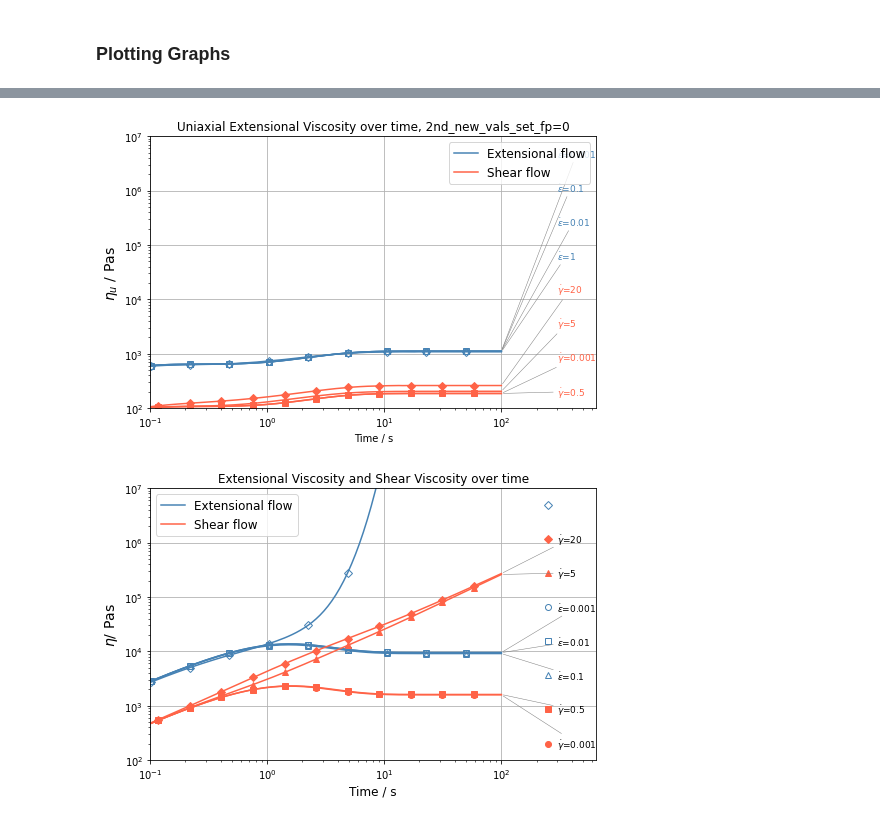
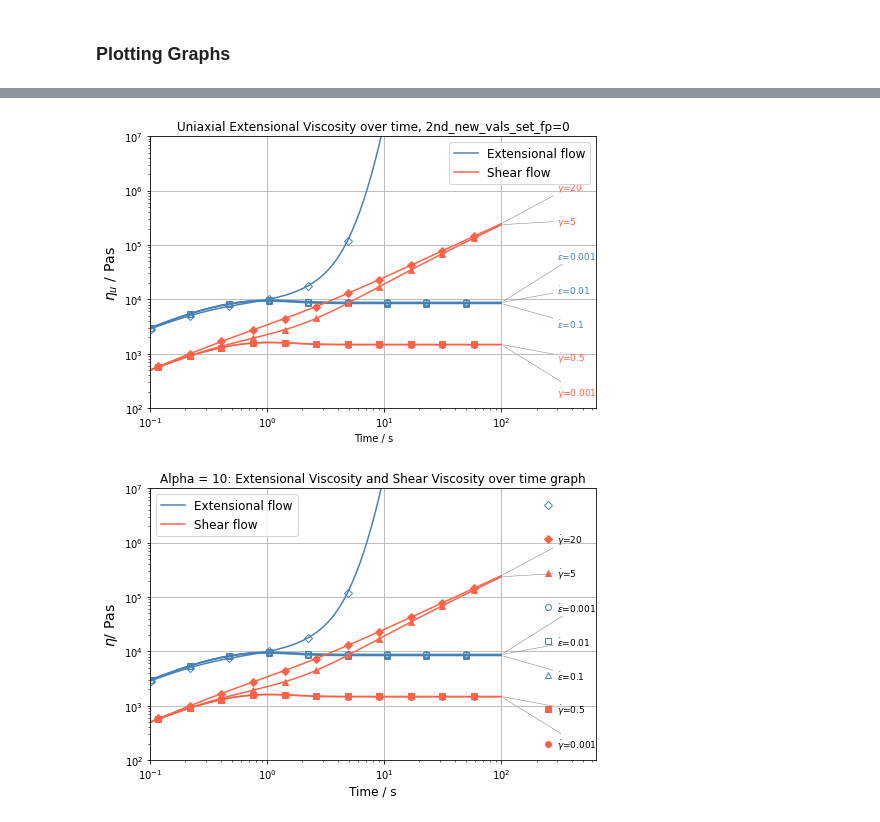
Before and after one commit to sc-coding-work/Sticky_Dumbbell_MS_Project, a Jupyter notebook: Sticky_Dumbbell_4.ipynb, the cells around one changed output, grey strips where cells are left out. Cells and saved outputs as stored; diff of their text form; code cells hidden in the pictures.

Commit message:
Varied alpha macosko graphs

```diff
--- a/Sticky_Dumbbell_4.ipynb
+++ b/Sticky_Dumbbell_4.ipynb
@@ -50,11 +50,11 @@ def rhs(t, y):
 ### Getting data from parameters
 # %%
 # Define parameters
-alpha = 1.1 #Currently useless parameter
-tau_b = 0.0371
-tau_u = 0.7111
-k_minus = 0.1516 #Unbinding rate of sorts
-k_plus = 0.2846 #Binding rate of sorts
+alpha = 10 #Currently useless parameter
+tau_b = 57.3744
+tau_u = 0.0381
+k_minus = 1.7250 #Unbinding rate of sorts
+k_plus = 0.7830 #Binding rate of sorts
 nkT = 16877.04 #In Pascals
 
 phi = (tau_b/tau_u)**0.5 #Ratio between conformational relaxation times, see section C in Sticky_Dumbbell_4 pdf
@@ -378,9 +378,9 @@ for (y_actual, label, color), y_text in zip(endpoints, y_spaced):
                 va='center',
                 arrowprops=dict(arrowstyle='-', color='grey', lw=0.5))
 
-fig.savefig("extens_visc_2nd_new_vals_set_fp=0.png", dpi=300, bbox_inches="tight")
+#fig.savefig("extens_visc_2nd_new_vals_set_fp=0.png", dpi=300, bbox_inches="tight")
 # %% [output]
-[figure, old version]
+[figure, new version]
 # %%
 import numpy as np
 import matplotlib.pyplot as plt
@@ -418,34 +418,34 @@ ax.legend(handles=[ext_handle, shear_handle], fontsize=12)
 
 ax.set_xlabel("Time / s", fontsize=12)
 ax.set_ylabel(r"$\eta$/ Pas", fontsize=14)
-ax.set_title(r"Extensional Viscosity and Shear Viscosity over time")
+ax.set_title(f"Alpha = {alpha}: Extensional Viscosity and Shear Viscosity over time graph")
 ax.set_xscale("log")
 ax.set_yscale("log")
 ax.set_ylim(1e2, 1e7)
 ax.set_xlim(0.1)
 x_min, x_max = ax.get_xlim()
 ax.set_xlim(0.1, x_max)  # add padding only to the right
 ax.grid(True)
 
 x_min, x_max = ax.get_xlim()
 ax.set_xlim(x_min, x_max * 3)
 
 # --- Annotations AFTER axis limits are set ---
 endpoints.sort(key=lambda x: x[0])
 y_spaced = np.logspace(np.log10(1e2 * 2), np.log10(1e7 * 0.5), len(endpoints))
 x_end = t[-1]
 
 for (y_actual, label, color, marker, fillstyle), y_text in zip(endpoints, y_spaced):
     ax.annotate(label,
                 xy=(x_end, y_actual),
                 xytext=(x_end * 3, y_text),  # shifted right to make room for marker
                 color='black', fontsize=9,
                 va='center',
                 arrowprops=dict(arrowstyle='-', color='grey', lw=0.5))
     # Marker symbol just to the left of the annotation text
     ax.plot(x_end * 2.5, y_text, marker=marker, color=color,
             fillstyle=fillstyle, markersize=6, linestyle='none')
 
-fig.savefig("macosko_comparison_graph.png", dpi=300, bbox_inches="tight")
+fig.savefig(f"alpha={alpha}_macosko_comparison_graph.png", dpi=300, bbox_inches="tight")
 # %% [output]
-[figure, old version]
+[figure, new version]
```
Also changed, not shown: parts of 4 cells of this notebook, 2 other files.
